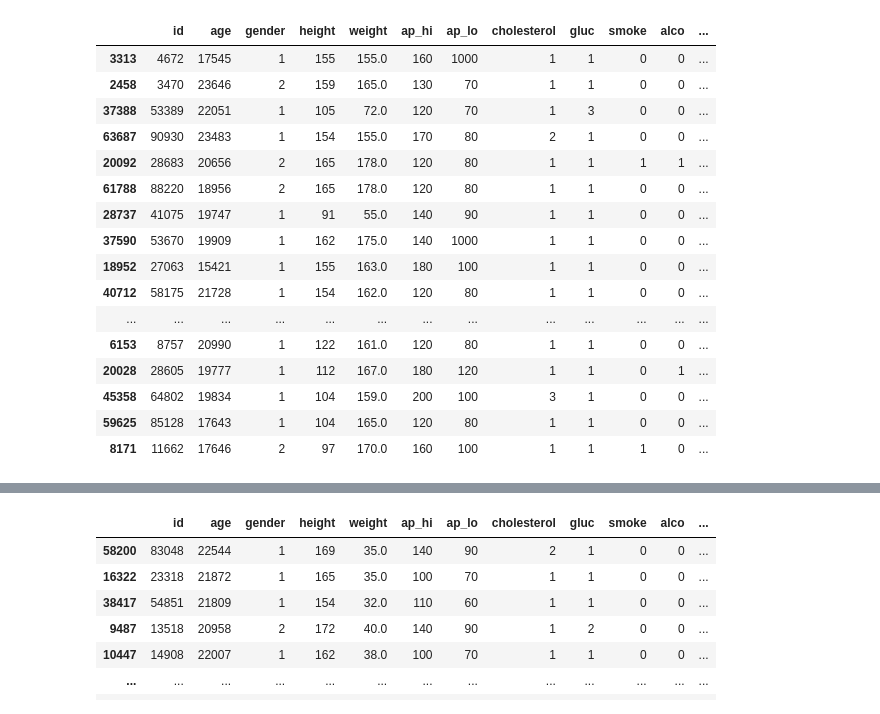
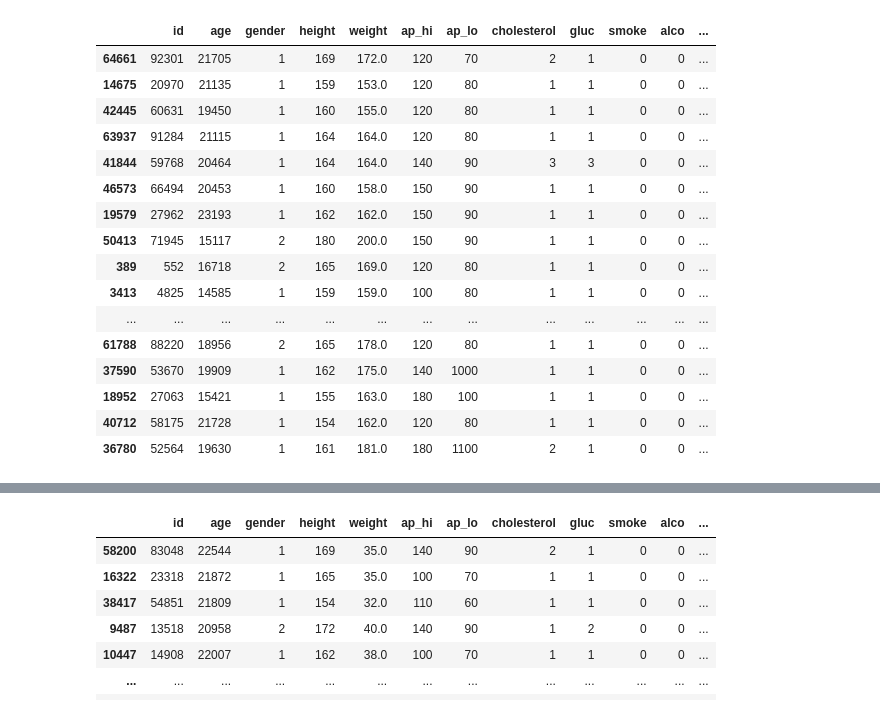
Before and after one commit to bearwinterfirth/medical, a Jupyter notebook: disease_prediction_2.ipynb, the cells around one changed output, grey strips where cells are left out. Cells and saved outputs as stored; diff of their text form; code cells hidden in the pictures.

```diff
--- a/disease_prediction_2.ipynb
+++ b/disease_prediction_2.ipynb
@@ -7,0 +12,2 @@ df = pd.read_csv("cardio_train.csv", sep=";")
+# %%
+df=df[df["age"]>14000]
@@ -15,3 +24,2 @@ sns.histplot(data=df[df["height"]<135]["height"], binwidth=2, ax=ax[1], color="p
 # %%
-df=df[(df["weight"]>25) & (df["height"]>85) & (df["height"]<240)]
-df.describe()
+df=df[(df["weight"]>=40) & (df["height"]>=140) & (df["height"]<240)]
@@ -62,21 +56,21 @@ df.head(25)
 # %%
-df.tail(25)
+df.tail(20)
 # %% [output]
 |  | id | age | gender | height | weight | ap_hi | ap_lo | cholesterol | gluc | smoke | alco | ... |
-| 3313 | 4672 | 17545 | 1 | 155 | 155.0 | 160 | 1000 | 1 | 1 | 0 | 0 | ... |
-| 2458 | 3470 | 23646 | 2 | 159 | 165.0 | 130 | 70 | 1 | 1 | 0 | 0 | ... |
-| 37388 | 53389 | 22051 | 1 | 105 | 72.0 | 120 | 70 | 1 | 3 | 0 | 0 | ... |
-| 63687 | 90930 | 23483 | 1 | 154 | 155.0 | 170 | 80 | 2 | 1 | 0 | 0 | ... |
-| 20092 | 28683 | 20656 | 2 | 165 | 178.0 | 120 | 80 | 1 | 1 | 1 | 1 | ... |
+| 64661 | 92301 | 21705 | 1 | 169 | 172.0 | 120 | 70 | 2 | 1 | 0 | 0 | ... |
+| 14675 | 20970 | 21135 | 1 | 159 | 153.0 | 120 | 80 | 1 | 1 | 0 | 0 | ... |
+| 42445 | 60631 | 19450 | 1 | 160 | 155.0 | 120 | 80 | 1 | 1 | 0 | 0 | ... |
+| 63937 | 91284 | 21115 | 1 | 164 | 164.0 | 120 | 80 | 1 | 1 | 0 | 0 | ... |
+| 41844 | 59768 | 20464 | 1 | 164 | 164.0 | 140 | 90 | 3 | 3 | 0 | 0 | ... |
+| 46573 | 66494 | 20453 | 1 | 160 | 158.0 | 150 | 90 | 1 | 1 | 0 | 0 | ... |
+| 19579 | 27962 | 23193 | 1 | 162 | 162.0 | 150 | 90 | 1 | 1 | 0 | 0 | ... |
+| 50413 | 71945 | 15117 | 2 | 180 | 200.0 | 150 | 90 | 1 | 1 | 0 | 0 | ... |
+| 389 | 552 | 16718 | 2 | 165 | 169.0 | 120 | 80 | 1 | 1 | 0 | 0 | ... |
+| 3413 | 4825 | 14585 | 1 | 159 | 159.0 | 100 | 80 | 1 | 1 | 0 | 0 | ... |
+| ... | ... | ... | ... | ... | ... | ... | ... | ... | ... | ... | ... | ... |
 | 61788 | 88220 | 18956 | 2 | 165 | 178.0 | 120 | 80 | 1 | 1 | 0 | 0 | ... |
-| 28737 | 41075 | 19747 | 1 | 91 | 55.0 | 140 | 90 | 1 | 1 | 0 | 0 | ... |
 | 37590 | 53670 | 19909 | 1 | 162 | 175.0 | 140 | 1000 | 1 | 1 | 0 | 0 | ... |
 | 18952 | 27063 | 15421 | 1 | 155 | 163.0 | 180 | 100 | 1 | 1 | 0 | 0 | ... |
 | 40712 | 58175 | 21728 | 1 | 154 | 162.0 | 120 | 80 | 1 | 1 | 0 | 0 | ... |
-| ... | ... | ... | ... | ... | ... | ... | ... | ... | ... | ... | ... | ... |
-| 6153 | 8757 | 20990 | 1 | 122 | 161.0 | 120 | 80 | 1 | 1 | 0 | 0 | ... |
-| 20028 | 28605 | 19777 | 1 | 112 | 167.0 | 180 | 120 | 1 | 1 | 0 | 1 | ... |
-| 45358 | 64802 | 19834 | 1 | 104 | 159.0 | 200 | 100 | 3 | 1 | 0 | 0 | ... |
-| 59625 | 85128 | 17643 | 1 | 104 | 165.0 | 120 | 80 | 1 | 1 | 0 | 0 | ... |
-| 8171 | 11662 | 17646 | 2 | 97 | 170.0 | 160 | 100 | 1 | 1 | 1 | 0 | ... |
+| 36780 | 52564 | 19630 | 1 | 161 | 181.0 | 180 | 1100 | 2 | 1 | 0 | 0 | ... |
 # %%
```
Also changed, not shown: parts of 13 cells of this notebook, 1 other file.
